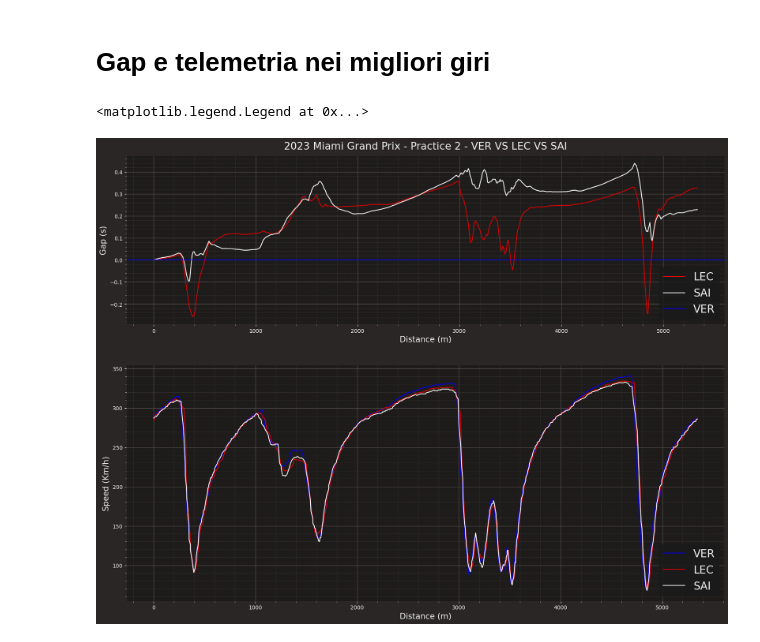
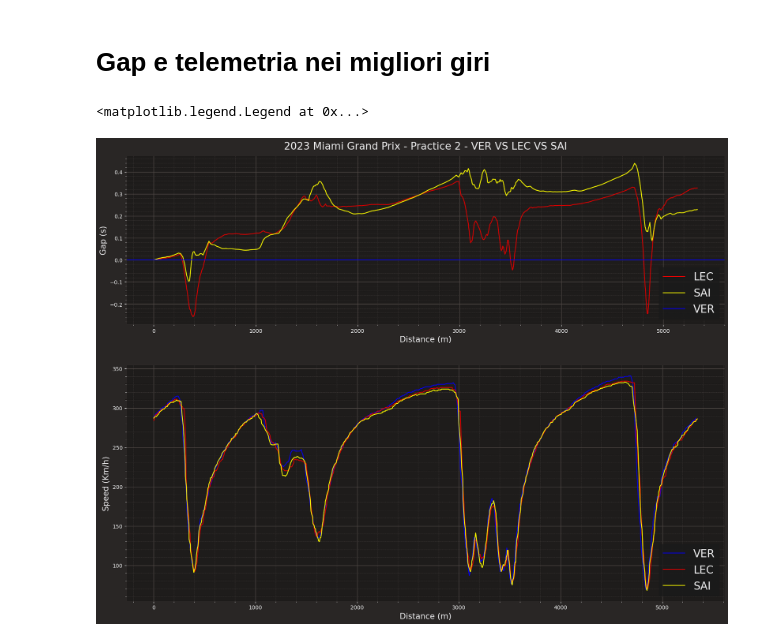
Before and after one commit to Rick8998/Miami2023F1, a Jupyter notebook: SessionAnalysis/fp2.ipynb, the cells around one changed output. Drawn from its saved outputs; the diff is of its cells as text; code cells hidden in the pictures.

Commit message:
cambiato colore grafico

```diff
--- a/SessionAnalysis/fp2.ipynb
+++ b/SessionAnalysis/fp2.ipynb
@@ -181,33 +181,33 @@ plot_ratios = [0.5, 0.7]
 plotting.setup_mpl()
 # Make plot a bit bigger
 plt.rcParams['figure.figsize'] = plot_size
 
 # Create subplots with different sizes
 fig, ax = plt.subplots(2, gridspec_kw={'height_ratios': plot_ratios})
 
 # Set the plot title
 ax[0].title.set_text(plot_title)
 
 # Delta line
 ax[0].plot(ref_tel12['Distance'], delta_time12, color=ff1.plotting.team_color(team_driver_2), label= driver_2)
-ax[0].plot(ref_tel13['Distance'], delta_time13, color='white', label = driver_3)
+ax[0].plot(ref_tel13['Distance'], delta_time13, color='yellow', label = driver_3)
 ax[0].axhline(0, color=ff1.plotting.team_color(team_driver_1), label = driver_1)
 ax[0].set_ylabel("Gap (s)", fontsize = 10)
 ax[0].set_xlabel("Distance (m)", fontsize=10)
 ax[0].yaxis.label.set_size(15)
 ax[0].xaxis.label.set_size(15)
 ax[0].legend(loc="lower right", prop={'size': 20})
 
 
 # Speed trace
 ax[1].plot(telemetry_driver_1['Distance'], telemetry_driver_1['Speed'], label=driver_1, color=ff1.plotting.team_color(team_driver_1))
 ax[1].plot(telemetry_driver_2['Distance'], telemetry_driver_2['Speed'], label=driver_2, color=ff1.plotting.team_color(team_driver_2))
-ax[1].plot(telemetry_driver_3['Distance'], telemetry_driver_3['Speed'], label=driver_3, color='white')
+ax[1].plot(telemetry_driver_3['Distance'], telemetry_driver_3['Speed'], label=driver_3, color='yellow')
 ax[1].set_ylabel("Speed (Km/h)", fontsize=10)
 ax[1].set_xlabel("Distance (m)", fontsize=10)
 ax[1].yaxis.label.set_size(15)
 ax[1].xaxis.label.set_size(15)
 ax[1].legend(loc="lower right", prop={'size': 20})
 # %% [output]
 <matplotlib.legend.Legend at 0x...>
-[figure, old version]
+[figure, new version]
```
